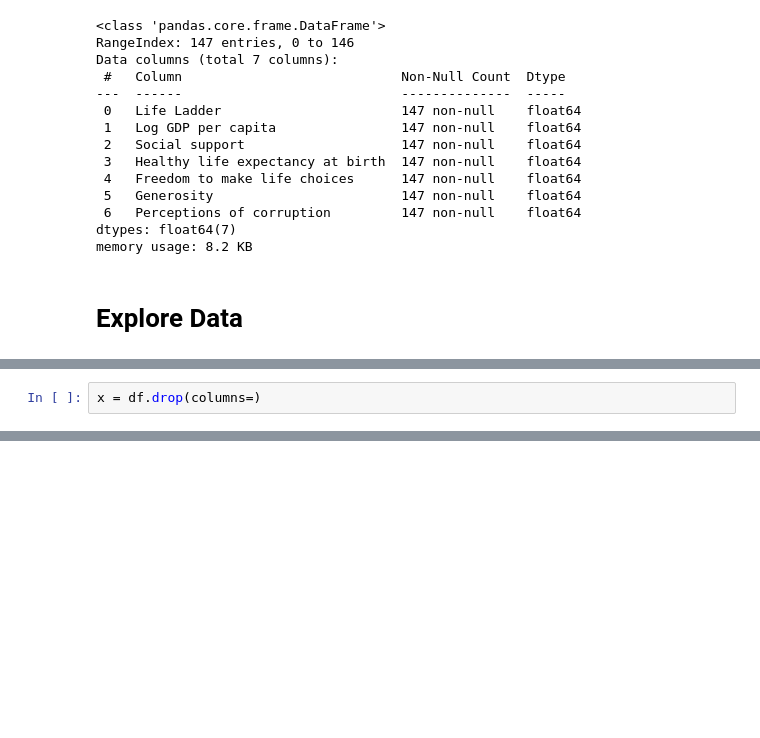
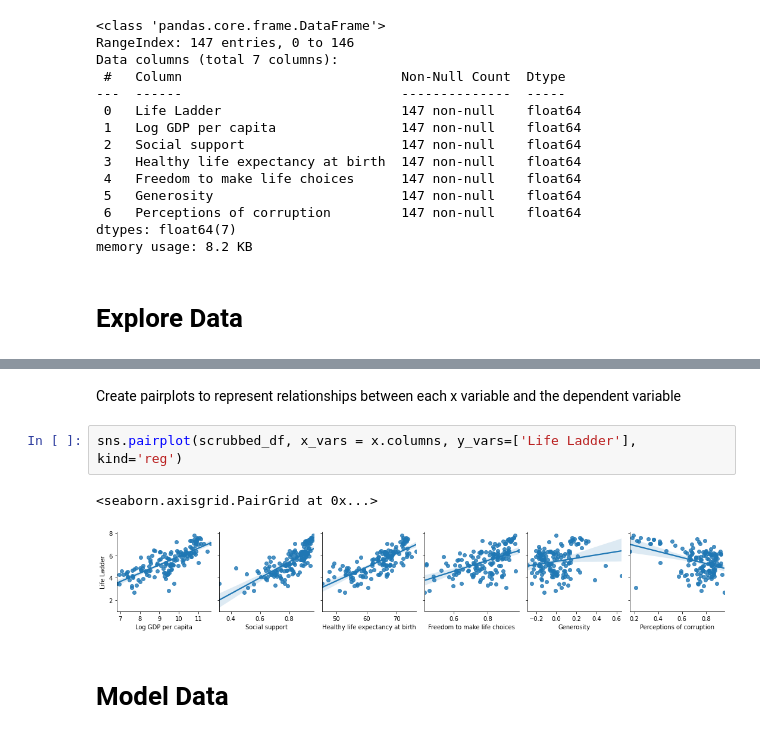
Before and after one commit to blantj/happiness_regression, a Jupyter notebook: Modeling.ipynb, the cells around one changed output, grey strips where cells are left out. Saved outputs shown, nothing was run; the diff lists cells and outputs as text; blank space fills up the shorter version.

```diff
--- a/Modeling.ipynb
+++ b/Modeling.ipynb
@@ -131,2 +134,0 @@ Use isolation forest to identify outliers
-# %%
-x = df.drop(columns=)
@@ -132,0 +198,9 @@ x = df.drop(columns=)
+# %% [markdown]
+Create pairplots to represent relationships between each x variable and the dependent variable
+# %%
+sns.pairplot(scrubbed_df, x_vars = x.columns, y_vars=['Life Ladder'], kind='reg')
+# %% [output]
+<seaborn.axisgrid.PairGrid at 0x...>
+[figure, added]
+# %% [markdown]
+# Model Data
```
Also changed, not shown: parts of 11 cells of this notebook.
